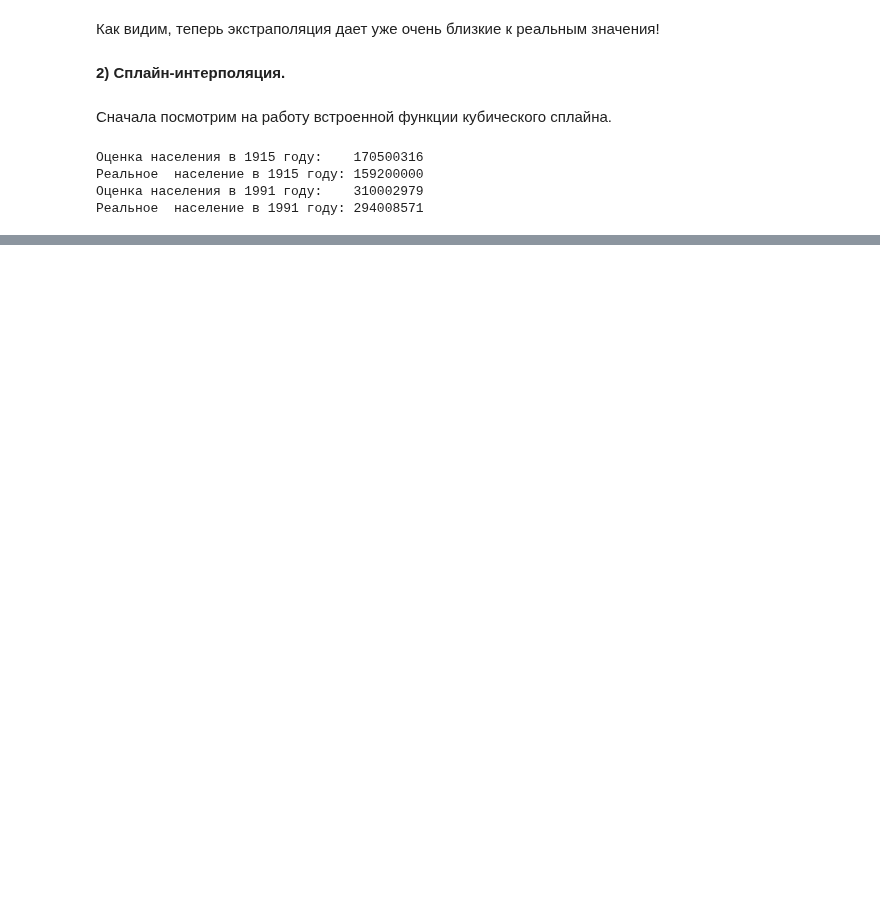
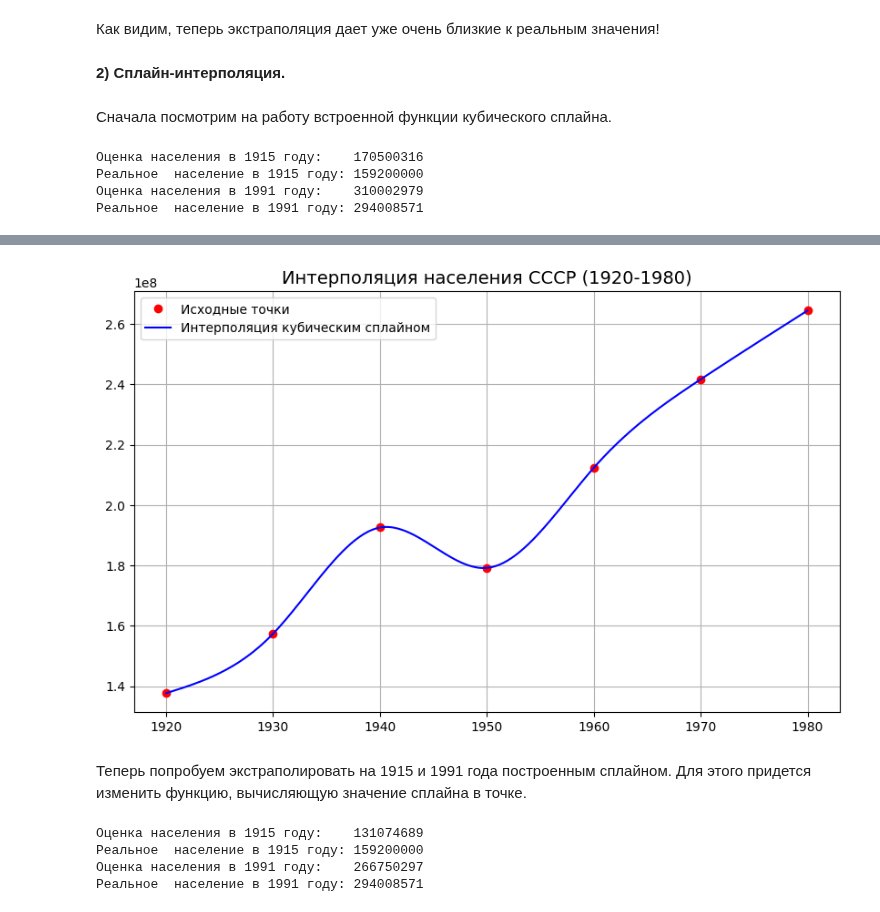
Before and after one commit to oncoming-lane/computational_mathematics, a Jupyter notebook: lab4/lab4.ipynb, the cells around one changed output, grey strips where cells are left out. Cells and saved outputs as stored; diff of their text form; code cells hidden in the pictures; blank space fills up the shorter version.

Commit message:
added spline interpolation

```diff
--- a/lab4/lab4.ipynb
+++ b/lab4/lab4.ipynb
@@ -325,0 +377,34 @@ plt.show()
+# %%
+def value_spline(x, a, b, c, d, xi):
+    """
+    Вычисление значения сплайна в точке xi.
+    """
+    n = len(a)
+    for i in range(n):
+        if x[i] <= xi <= x[i + 1]:
+            dx = xi - x[i]
+            return a[i] + b[i] * dx + c[i] * dx**2 + d[i] * dx**3
+    raise ValueError("xi вне диапазона x")
+# %%
+# Строим сплайн
+a, b, c, d = cubic_spline(years_10, population_10)
+
+# Оцениваем значение сплайна
+x_dense = np.linspace(1920, 1980, 300)
+y_dense = [value_spline(years_10, a, b, c, d, xi) for xi in x_dense]
+
+
+
+plt.figure(figsize=(10, 6))
+plt.plot(years_10, population_10, 'o', label="Исходные точки", color = "red")
+plt.plot(x_dense, y_dense, label="Интерполяция кубическим сплайном", color = "blue")
+
+plt.legend()
+plt.grid(True)
+plt.title("Интерполяция населения СССР (1920-1980)", fontsize=14)
+plt.show()
+# %% [output]
+[figure, added]
+# %% [markdown]
+Теперь попробуем экстраполировать на 1915 и 1991 года построенным сплайном.
+Для этого придется изменить функцию, вычисляющую значение сплайна в точке.
@@ -325,0 +428,13 @@ plt.show()
+# %%
+extrapolate = []
+for l in range(len(x_true)):
+    year = x_true[l]
+    spl = evaluate_spline_extrapolate(years_10, a, b, c, d, year)
+    extrapolate.append(spl)
+    print(f"Оценка населения в {year} году:    {spl:.0f}")
+    print(f"Реальное  население в {year} году: {y_true[l]:.0f}")
+# %% [output]
+Оценка населения в 1915 году:    131074689
+Реальное  население в 1915 году: 159200000
+Оценка населения в 1991 году:    266750297
+Реальное  население в 1991 году: 294008571
```
Also changed, not shown: parts of 12 cells of this notebook.
